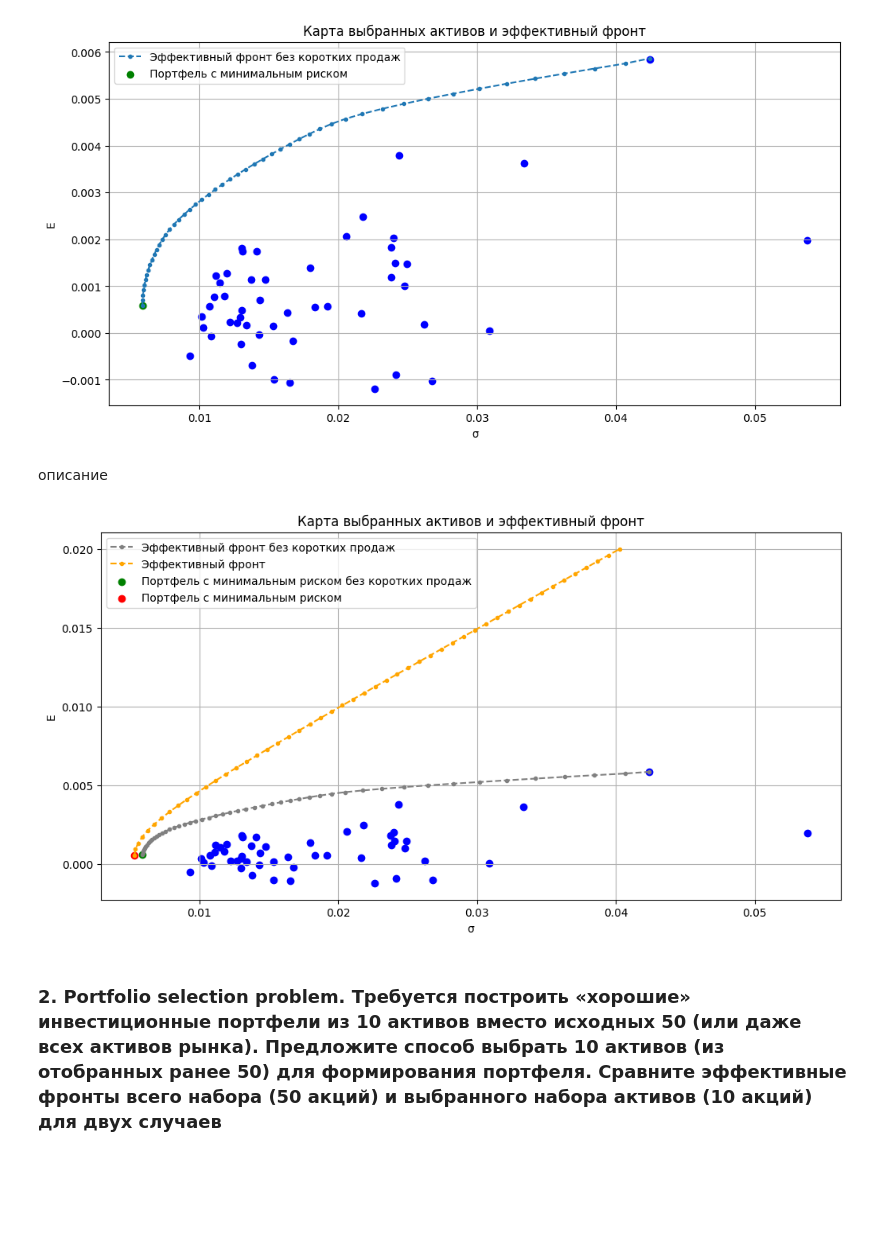
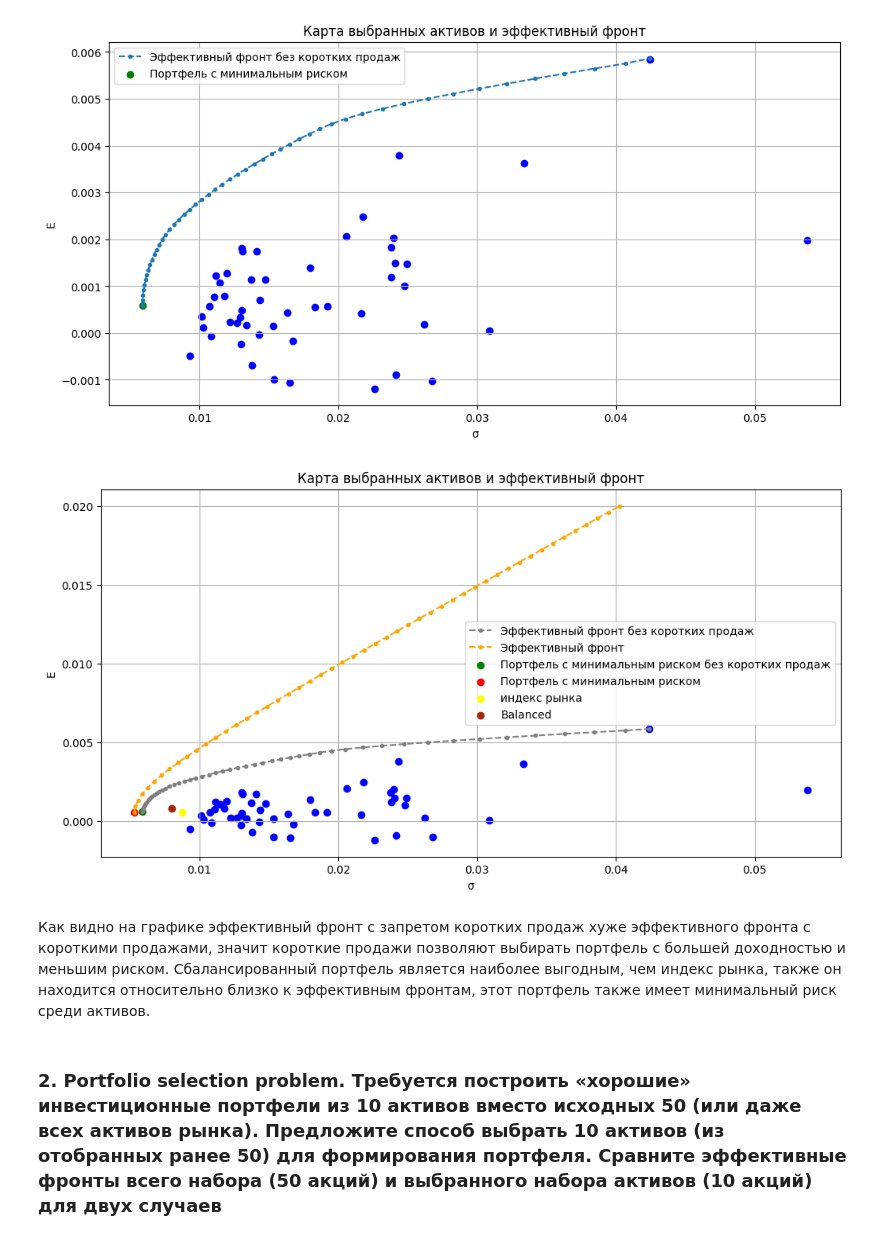
Before and after one commit to LevBugrov/financial-transaction-models, a Jupyter notebook: lab2.ipynb, the cells around one changed output. Drawn from its saved outputs; the diff is of its cells as text; code cells hidden in the pictures; blank space fills up the shorter version.

```diff
--- a/lab2.ipynb
+++ b/lab2.ipynb
@@ -149,6 +149,13 @@ vars = np.empty(N)
 for i in range(N):
   E[i] = statistics.mean(profitability[i])
   vars[i] = math.sqrt(statistics.variance(profitability[i]))
+
+index_r_price = index_r.values.flatten()
+index_r_buffer = np.empty(n-2)
+for i in range(n-2):
+  index_r_buffer[i] = math.log(index_r_price[i+1]/index_r_price[i])
+index_r_mean = statistics.mean(index_r_buffer)
+index_r_var = math.sqrt(statistics.variance(index_r_buffer))
 # %%
 profitability_ = pd.DataFrame(profitability, index=ticker_list_50)
 # %%
@@ -280,26 +287,32 @@ plt.legend()
 plt.show()
 # %% [output]
 [figure]
-# %% [markdown]
-описание
+# %%
+cov = np.cov(profitability)
+mean_balanced = np.mean(E)
+var_balanced = math.sqrt(np.sum(cov) / (cov.shape[0] ** 2))
 # %%
 plt.figure(figsize=(12, 6))
 plt.xlabel('σ')
 plt.ylabel('E')
 plt.grid(True)
 plt.title("Карта выбранных активов и эффективный фронт")
 
 plt.plot(front_risk_ns, front_mean_ns,'.--',color="grey", label="Эффективный фронт без коротких продаж")
 plt.plot(front_risk, front_mean,'.--', color="orange", label="Эффективный фронт")
 plt.scatter(vars, E, color="blue")
 plt.scatter(min_risk_ns, mean_min_risk_ns, c='green', label="Портфель с минимальным риском без коротких продаж")
 plt.scatter(min_risk, E_mr, c='red', label="Портфель с минимальным риском")
+plt.scatter(index_r_var, index_r_mean , c='yellow', label="индекс рынка")
+plt.scatter(var_balanced, mean_balanced,color='#A5260A', label="Balanced")
 
 
 plt.legend()
 plt.show()
 # %% [output]
-[figure, old version]
+[figure, new version]
+# %% [markdown]
+Как видно на графике эффективный фронт с запретом коротких продаж хуже эффективного фронта с короткими продажами, значит короткие продажи позволяют выбирать портфель с большей доходностью и меньшим риском. Сбалансированный портфель является наиболее выгодным, чем индекс рынка, также он находится относительно близко к эффективным фронтам, этот портфель также имеет минимальный риск среди активов.
 # %% [markdown]
 ### 2. Portfolio selection problem. Требуется построить «хорошие» инвестиционные портфели из 10 активов вместо исходных 50 (или даже всех активов рынка). Предложите способ выбрать 10 активов (из отобранных ранее 50) для формирования портфеля. Сравните эффективные фронты всего набора (50 акций)  и выбранного набора активов (10 акций) для двух случаев
 - короткие продажи разрешены,
```
Also changed, not shown: parts of 24 cells of this notebook.
